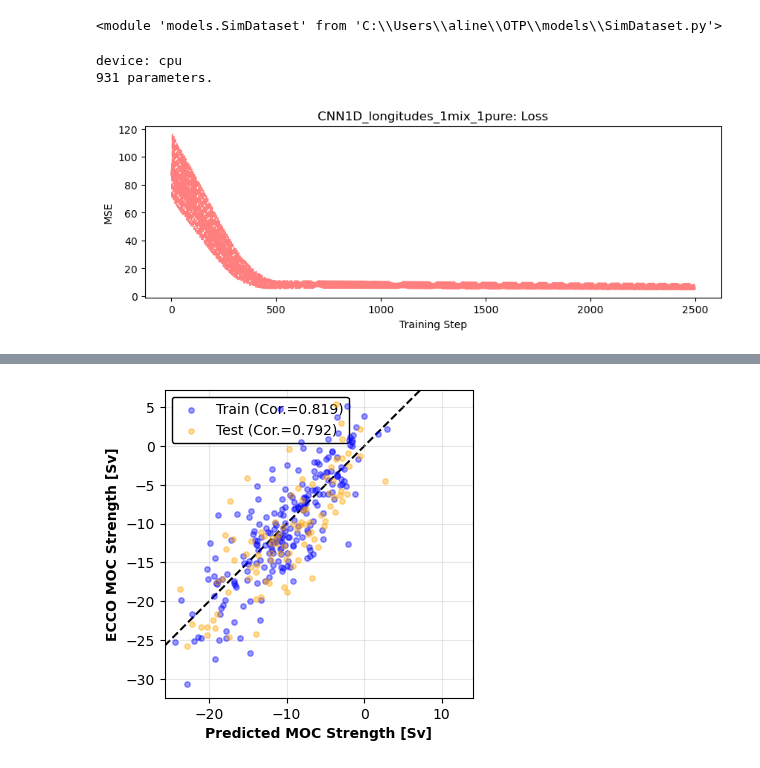
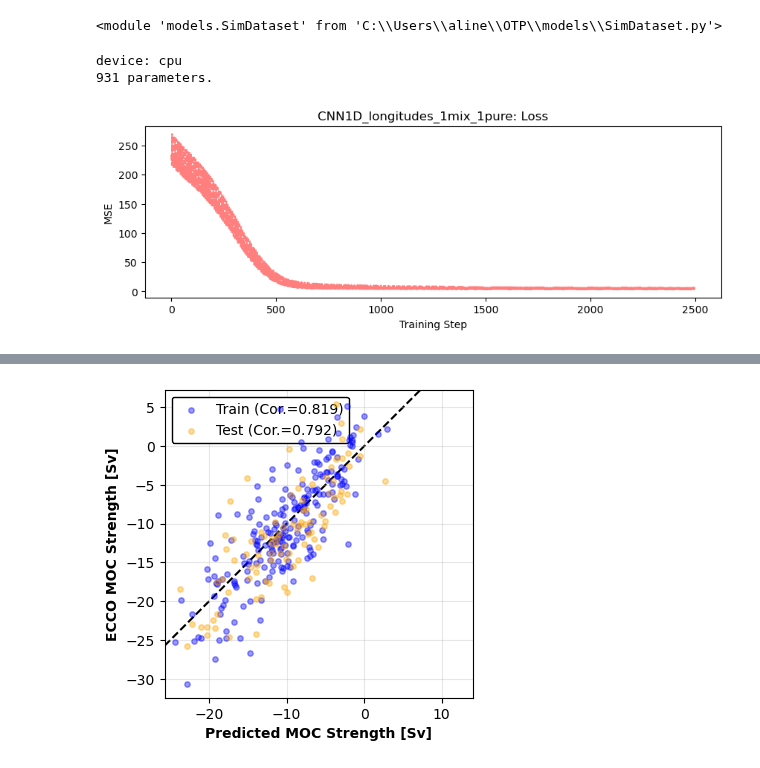
Before and after one commit to ai4er-cdt/OTP, a Jupyter notebook: notebooks/neural_networks.ipynb, the cells around one changed output, grey strips where cells are left out. Drawn from its saved outputs; the diff is of its cells as text; code cells hidden in the pictures.

```diff
--- a/notebooks/neural_networks.ipynb
+++ b/notebooks/neural_networks.ipynb
@@ -19,6 +55,9 @@ lats = [26, -30, -55, -60]
 # %%
-lat = lats[3]
+lat = lats[1]
 lat_str = strf_utils.format_lat_lon(lat)
 
+lon_min = -50
+lon_max = 17
+
 inputs = xr.open_dataset(f"{data_home}/ecco_data_minimal/{lat_str}.nc").isel(latitude=slice(1,2))
-inputs
+inputs = inputs.sel(longitude=slice(lon_min, lon_max))
@@ -38,14 +64,14 @@ Data variables:
 # %%
 #outputs = xr.open_dataset(f"{data_home}/streamfunctions_ecco/{lat}/PSI_residual{lat}.nc")
-outputs_fp = f"{data_home}/ecco_data_minimal/{lat_str}_moc_depth.pickle"
+extra_str = 'moc'
+outputs_fp = f"{data_home}/ecco_data_minimal/{lat_str}_{extra_str}_depth.pickle"
 
 with open(outputs_fp, 'rb') as f:
     outputs = pickle.load(f).astype(np.float64)
-
+outputs = np.expand_dims(outputs, 1) # grabbing just 30S
 print(outputs.shape)
 
-outputs = np.expand_dims(outputs, 1) # grabbing just 60S
-print(outputs.shape)
-outputs = xr.Dataset(data_vars = {'moc' : (["time", "latitude"], outputs)}, coords = {'time' : inputs.time, 'latitude' : np.atleast_1d(-60)})
+outputs = xr.Dataset(data_vars = {'moc' : (["time", "latitude"], outputs)}, coords = {'time' : inputs.time, 'latitude' : np.atleast_1d(-60),})
+
 outputs
 # %% [output]
@@ -90,11 +189,13 @@ X = pp_data_np
 # Necessary step to do convolutions along the right axis with pytorch tensors!
 dims = list(range(X.ndim))
 dims[1], dims[-1] = dims[-1], dims[1]
-X_transposed = np.transpose(X, dims)
+print(dims)
+X = np.transpose(X, dims)
 
 conv_dims = 2
 if len(X.shape) == (conv_dims + 1):
     X = np.expand_dims(X, axis=-1)
+print(X.ndim)
 
 y = strength_np[-X.shape[0]:]
 
@@ -135,23 +236,23 @@ importlib.reload(SimDataset)
 # %%
 dropout = 0.2
 n_pure_layers = 1
 n_mix_layers = 1
 n_features = 5
 n_channels = n_features * 3
 kernel_size = (3,3)
 
 model = CNN2D.CNN2D(
     n_pure_layers=n_pure_layers,
     n_mix_layers=n_mix_layers,
     n_features=n_features,
     n_channels=n_channels,
     kernel_size=kernel_size,
     dropout=dropout
 ).double()
 
 save_dir = paths.MODELS_OUTPUT
-loss1 = train.train_model(model, 'CNN1D_longitudes_1mix_1pure', Xt_train, Yt_train, save_dir=save_dir, conv_dim=2)
+loss1 = train.train_model(model, 'CNN1D_longitudes_1mix_1pure', Xt_train, Yt_train, save_dir=save_dir)
 # %% [output]
 device: cpu
 931 parameters.
-[figure, old version]
+[figure, new version]
```
Also changed, not shown: parts of 14 cells of this notebook, 3 other files.
